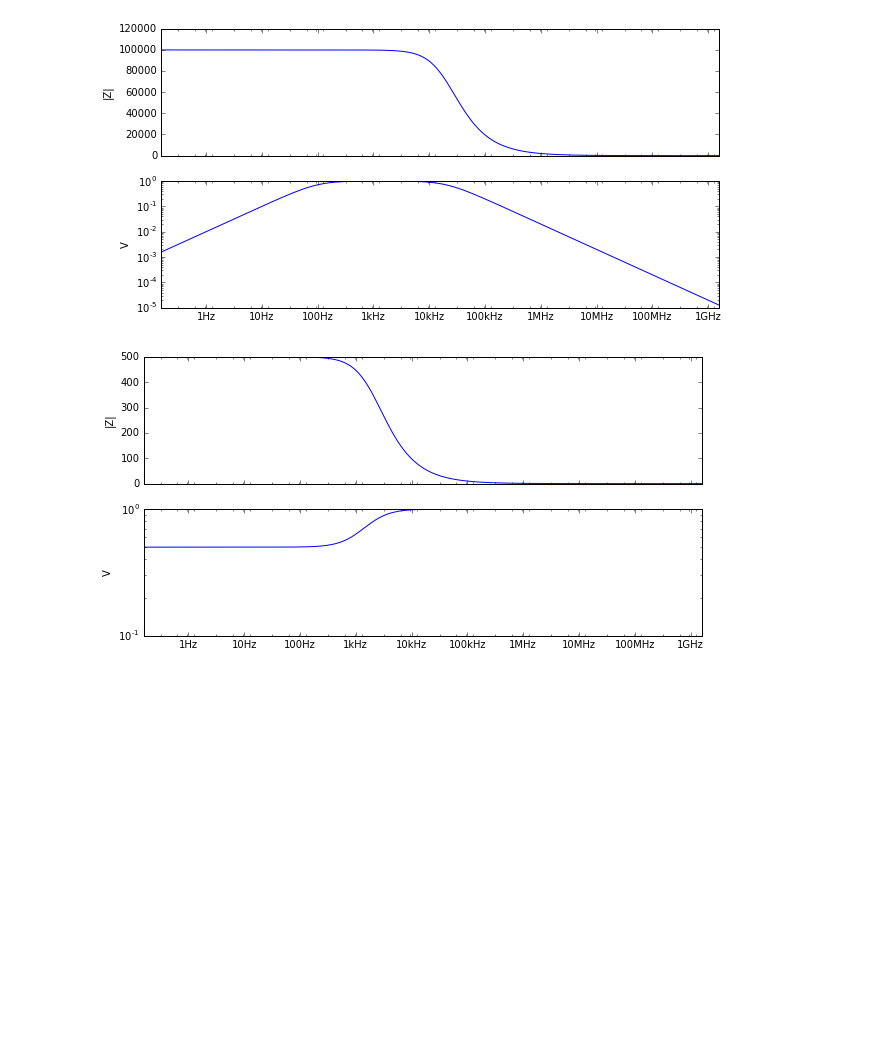
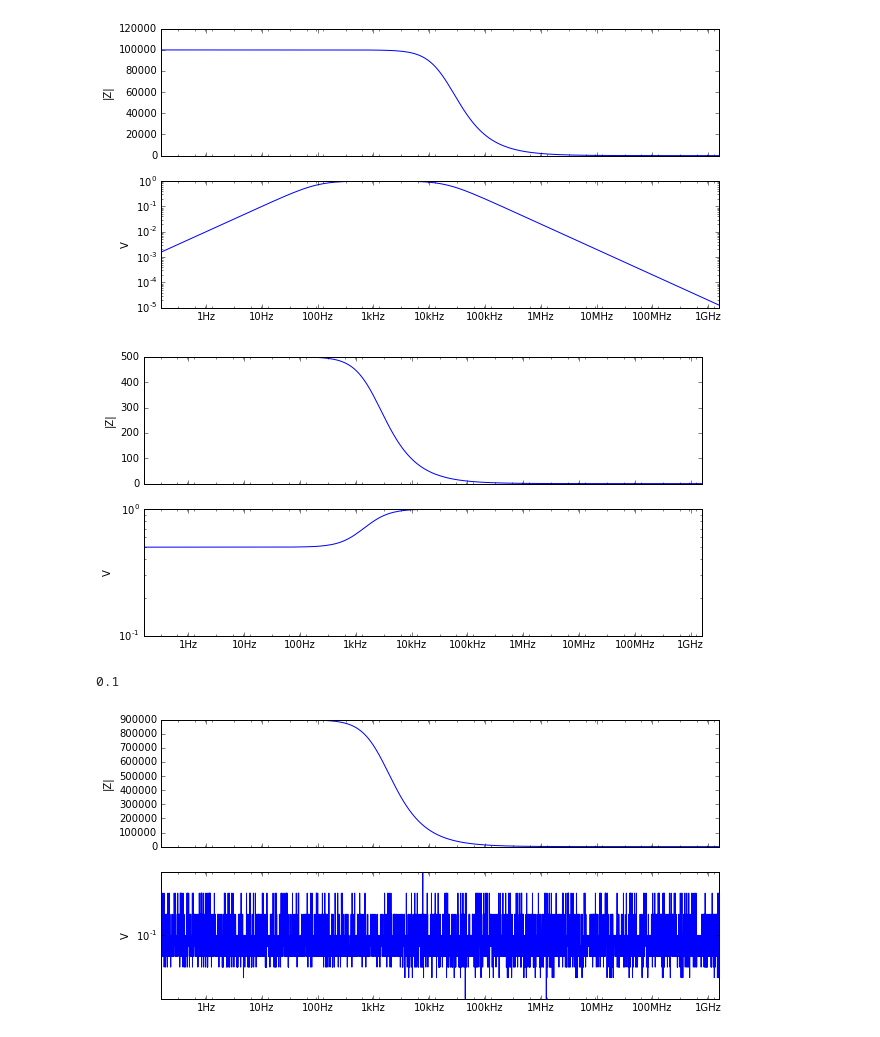
Before and after one commit to TomHodson/Notebooks, a Jupyter notebook: Electronics/Simple Filters.ipynb, the cells around one changed output. Drawn from its saved outputs; the diff is of its cells as text; code cells hidden in the pictures; blank space fills up the shorter version.

Commit message:
continue Filters

```diff
--- a/Electronics/Simple Filters.ipynb
+++ b/Electronics/Simple Filters.ipynb
@@ -7,12 +7,12 @@ from matplotlib import pyplot as plt
 plt.rcParams['figure.figsize'] = (10.0, 5.0)
 # %%
 #Start of by defining the complex impedances of the three passives
-suffixes = {"": 1, "M" : 1e6, "k" : 1e3, "m" : 1e-3, "u" : 1e-6, "n" : 1e-9}
+suffixes = {"": 1, "G": 1e12, "M" : 1e6, "k" : 1e3, "m" : 1e-3, "u" : 1e-6, "n" : 1e-9, "p" : 1e-12}
 
 import re
 def parse_val(s):
-    "parse strings like 1k 2M 5uF 2nH 2.5MHz"
-    mantissa, exponent, unit = re.match("([e|\d|\\.]+)(M|k|m|u|n|)(F|H|Ω|Hz|V|)$", s).groups()
+    "parse strings like 1k 2M 5uF 2nH 2.5MHz 10V"
+    mantissa, exponent, unit = re.match("([e|\d|\\.]+)(G|M|k|m|u|n|p|)(F|H|Ω|Hz|V|)$", s).groups()
     val = float(mantissa) * suffixes[exponent]
     if unit == '': unit = "Ω"
     return val, unit
@@ -21,8 +21,8 @@ assert(all((
         parse_val("5.2M") == (5.2e6, "Ω"),
         parse_val('6uF') == (6e-6, "F"),
         parse_val('750nH') == (750e-9, "H"),
-        parse_val('0.1H') == (0.1, "H"),
-        parse_val('1.0V') == (1, "V"),
+        parse_val('1pHz') == (1e-12, "Hz"),
+        parse_val('1GV') == (1e12, "V"),
     )))
 
 from math import pi
@@ -56,6 +56,7 @@ def Z(string, ):
             return val
         return V
     assert(false)
+
 def C(val):
     def F(w):
         return 1.0 / (1.0j * w * val)
@@ -116,6 +117,7 @@ def logplot_output(O):
     plt.xticks(
         10**np.arange(0, 10) * 2 * pi,
     ["1Hz", "10Hz", "100Hz", "1kHz", "10kHz", "100kHz", "1MHz", "10MHz", '100MHz', '1GHz'])
+    ax2.set_yrange([1e2, 1e-2])
     ax2.plot(ws, abs(Z(ws)))
 
 
@@ -208,3 +210,15 @@ emph = passive_filter(parra(Res, Cap), Res)
 logplot_output(emph(stiff_source))
 # %% [output]
 [figure]
+# %%
+#ex 1.44 from Art of electronics
+ground_path = parra(Z("120pF"), Z("1MΩ"))
+signal_path = parra(C(120e-12 /9), R(1e6 * 9)) #should be 9 but that makes it underflow
+overall = passive_filter(signal_path, ground_path)
+out = overall(stiff_source)
+logplot_output(out)
+V, _ = out
+abs(V(w("1Hz")))
+# %% [output]
+0.1
+[figure, added]
```
